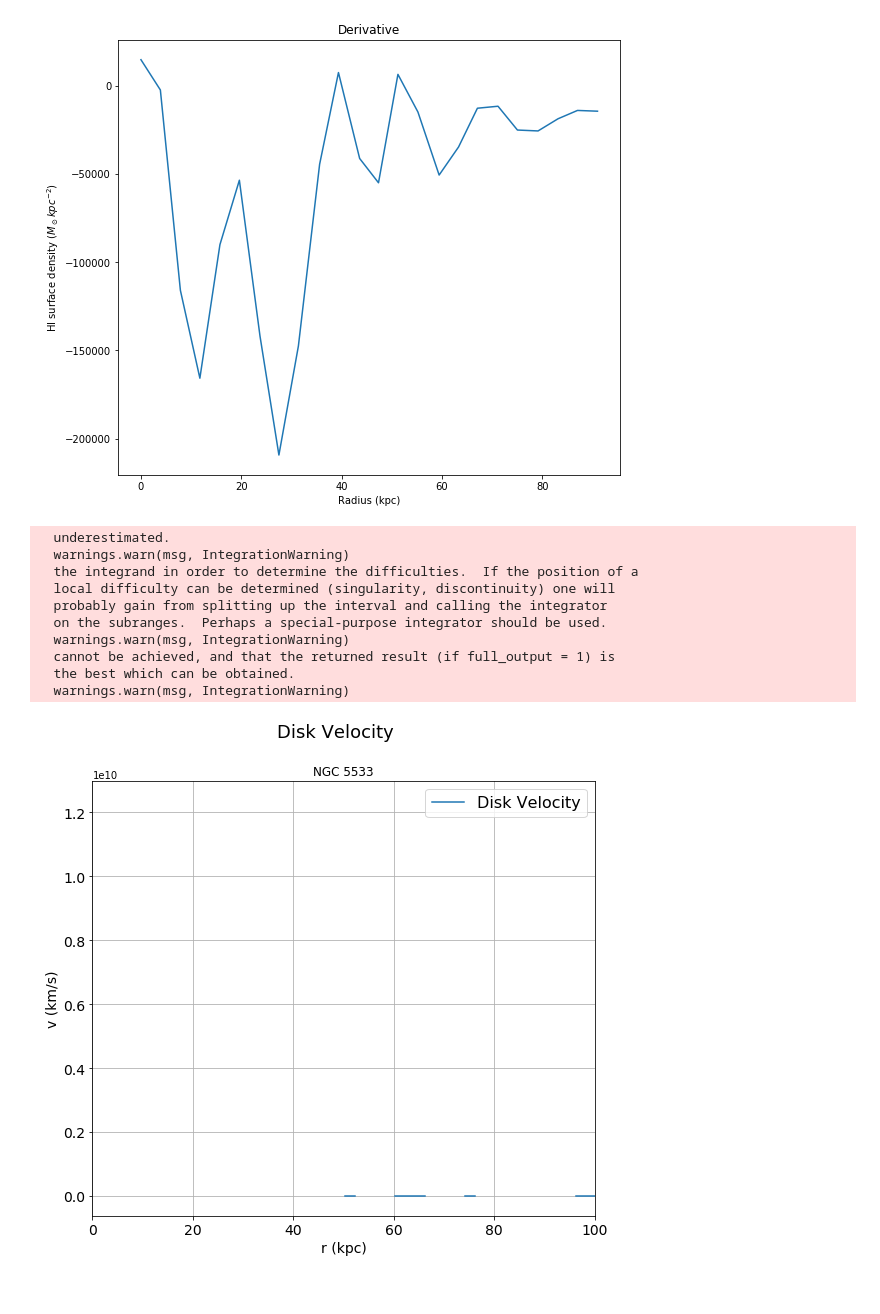
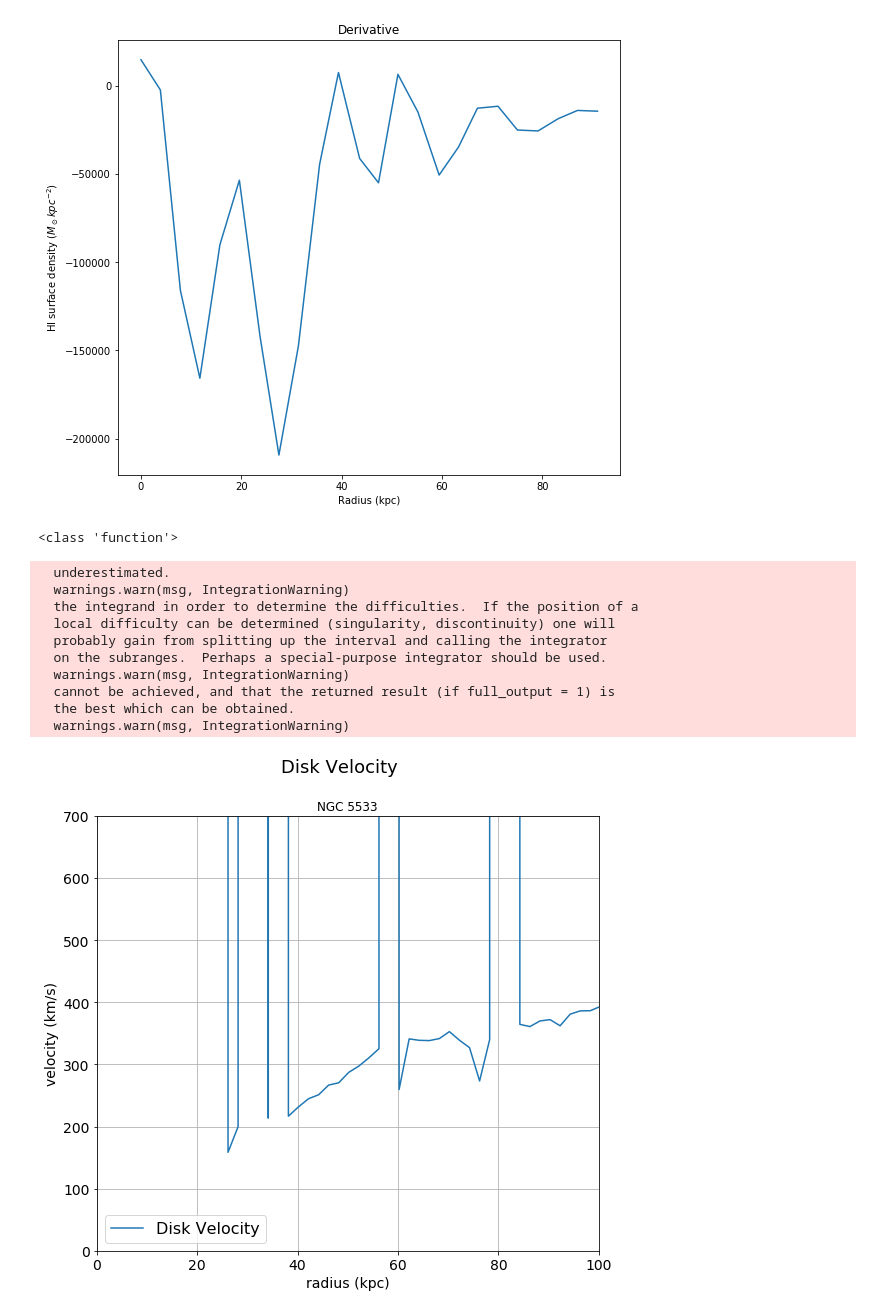
Before and after one commit to villano-lab/grav_project, a Jupyter notebook: NGC5533_Disk/Disk_Velocity_from_H1_surface_mass_density_data.ipynb, the cells around one changed output. Drawn from its saved outputs; the diff is of its cells as text; code cells hidden in the pictures.

Commit message:
[JB] updated rotational velocity

```diff
--- a/NGC5533_Disk/Disk_Velocity_from_H1_surface_mass_density_data.ipynb
+++ b/NGC5533_Disk/Disk_Velocity_from_H1_surface_mass_density_data.ipynb
@@ -106,12 +98,14 @@ def drho0data(r):
 [figure]
 # %%
 # Defining disk density distribution
-def rhodata_rz(r,z):
-    rho_rz = rho0(r)*(np.power(np.cosh(z/z0), (-2)))
-    return rho_rz
+def rhodata_rz(r,z,h):
+    return rho0function(r)*(np.power(np.cosh(z/z0(h)), (-2)))
 
-def drhodata_rz(r,z):
-    drho_rz = drho0(r)*(np.power(np.cosh(z/z0), (-2)))
-    return drho_rz
+def drhodata_rz(r,z,h):
+    return drho0function(r)*(np.power(np.cosh(z/z0(h)), (-2)))
+
+print(type(drho0function))
+# %% [output]
+<class 'function'>
 # %%
 #complete elliptic integral
@@ -125,53 +119,57 @@ def innerf(r,u,z):
     return innerf
+# %%
+#integrate inner function
+def innerintegral(u,r,h):
+    return quad(innerfunc, 0, R(h)+d(h), args=(r,u,h))[0]
 # %%
-#integrate function
-def innerf2(z,u,r):
-    innerf2 = innerf(r,u,z)
-    return innerf2
-
-def function(r):
-    integral = nquad(innerf2, [[0, np.inf], [0, np.inf]], args=(r,))[0]
-    return integral
+#integrate outer function
+def outerintegral(r,h):
+    return quad(innerintegral, 0, np.inf, args=(r,h))[0]
 # %%
 #Radial force
-F = lambda r: 4*np.pi*G*function(r)
+def radialforce(r,h):
+    F = 4*np.pi*G*outerintegral(r,h)
+    return F
 # %%
 #disk velocity
 rd = np.linspace(0.1, 1000, num=500)
-Fv = np.vectorize(F)
-v = np.sqrt(-rd*Fv(rd))
+Fv = np.vectorize(radialforce)
+
+def d_v(r,h):
+    v = np.sqrt(-r*Fv(r,h))
+    return v
-# %% [output]
-  underestimated.
-  warnings.warn(msg, IntegrationWarning)
-  the integrand in order to determine the difficulties.  If the position of a
-  local difficulty can be determined (singularity, discontinuity) one will
-  probably gain from splitting up the interval and calling the integrator
-  on the subranges.  Perhaps a special-purpose integrator should be used.
-  warnings.warn(msg, IntegrationWarning)
-  cannot be achieved, and that the returned result (if full_output = 1) is
-  the best which can be obtained.
-  warnings.warn(msg, IntegrationWarning)
 # %%
 #plot disk velocity
 fig = plt.figure(figsize=(9.0,8.0))                #size of the plot
 ax = plt.axes()
 ax.grid(True)
 ax.yaxis.grid(True,which='minor',linestyle='--')
 
-plt.plot(rd, v, linestyle='solid', label='Disk Velocity')
+plt.plot(rd, d_v(rd,h), linestyle='solid', label='Disk Velocity')
 
 plt.axis('tight');
 
 fig.suptitle('Disk Velocity', fontsize=18)
 ax.set(title='NGC 5533')              #labeling axes
 ax.set_xlim(0,100)
-ax.set_xlabel('r (kpc)', fontsize=14)
-ax.set_ylabel('v (km/s)', fontsize=14)
+ax.set_ylim(0,700)
+ax.set_xlabel('radius (kpc)', fontsize=14)
+ax.set_ylabel('velocity (km/s)', fontsize=14)
 ax.xaxis.set_tick_params(labelsize=14)
 ax.yaxis.set_tick_params(labelsize=14);
 
 plt.legend(fontsize=16);                                   #adding legend
 #plt.savefig('DiskVelocity100pts.png')
 plt.show()
 # %% [output]
+  underestimated.
+  warnings.warn(msg, IntegrationWarning)
+  the integrand in order to determine the difficulties.  If the position of a
+  local difficulty can be determined (singularity, discontinuity) one will
+  probably gain from splitting up the interval and calling the integrator
+  on the subranges.  Perhaps a special-purpose integrator should be used.
+  warnings.warn(msg, IntegrationWarning)
+  cannot be achieved, and that the returned result (if full_output = 1) is
+  the best which can be obtained.
+  warnings.warn(msg, IntegrationWarning)
-[figure, old version]
+[figure, new version]
```
Also changed, not shown: parts of 8 cells of this notebook.
